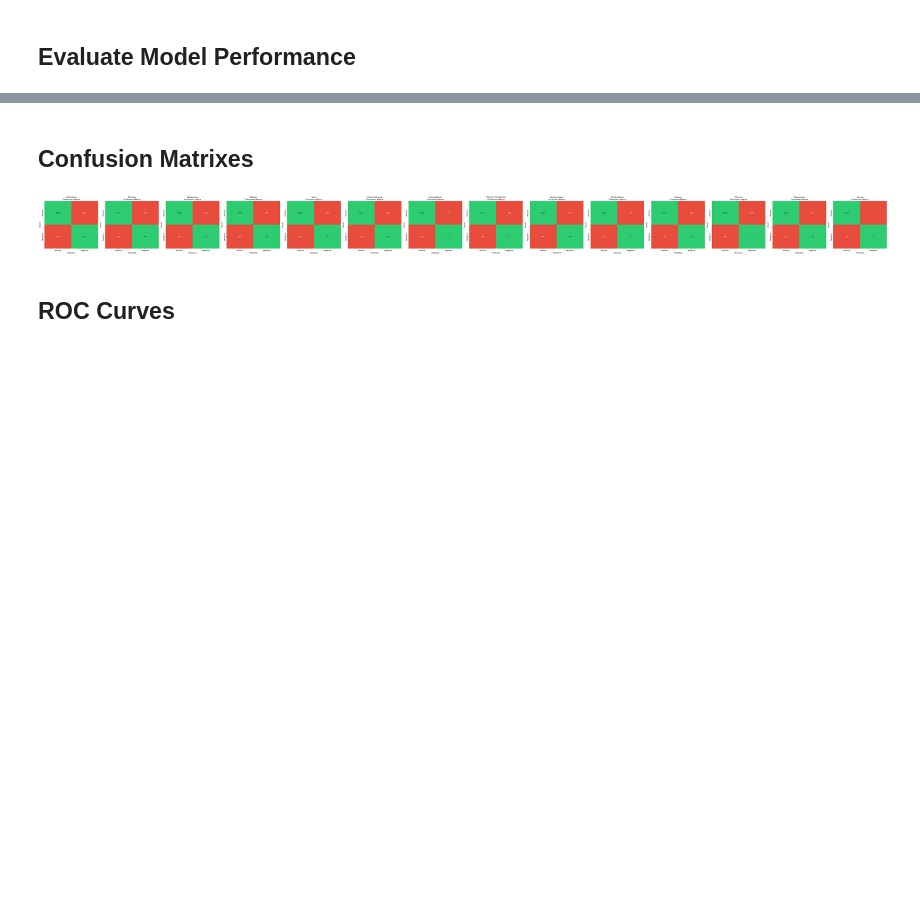
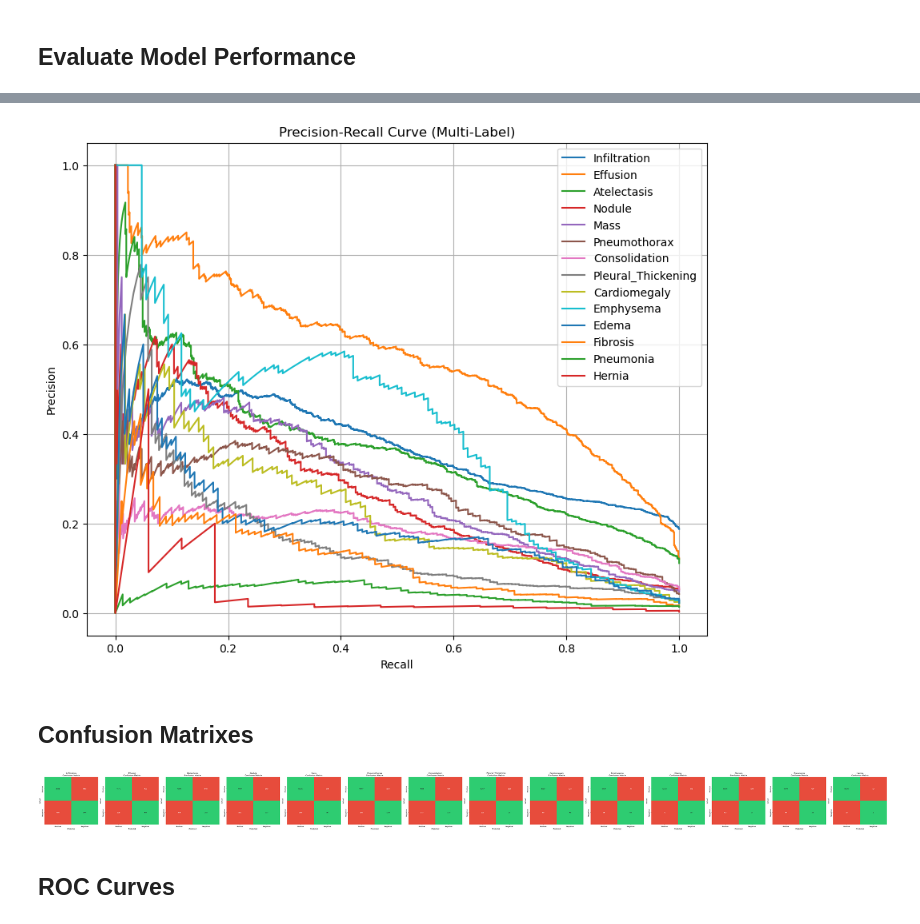
Before and after one commit to grfiv/ChestX-ray14, a Jupyter notebook: 3. Test Model Architecture.ipynb, the cells around one changed output, grey strips where cells are left out. Drawn from its saved outputs; the diff is of its cells as text; code cells hidden in the pictures; blank space fills up the shorter version.

```diff
--- a/3. Test Model Architecture.ipynb
+++ b/3. Test Model Architecture.ipynb
@@ -1155,3 +1190,26 @@ Infiltration:
+# %%
+from sklearn.metrics import precision_recall_curve
+
+num_labels = y_true.shape[1]
+
+plt.figure(figsize=(10, 8))  # Adjust the width and height as needed
+
+
+# Plot Precision-Recall curve for each label
+for i in range(num_labels):
+    precision, recall, thresholds = precision_recall_curve(y_true[:, i], y_pred_probs[:, i])
+    plt.plot(recall, precision, label=label_text[i])  # Use label_text for curve labels
+
+# Add plot details
+plt.xlabel('Recall')
+plt.ylabel('Precision')
+plt.title('Precision-Recall Curve (Multi-Label)')
+plt.legend(loc='best')
+plt.grid()
+plt.savefig('model_statistics/precision_recall.png', dpi='figure', format='png')
+plt.show()
+# %% [output]
+[figure, added]
 # %% [markdown]
 ## Confusion Matrixes
 # %%
```
Also changed, not shown: parts of 13 cells of this notebook.
